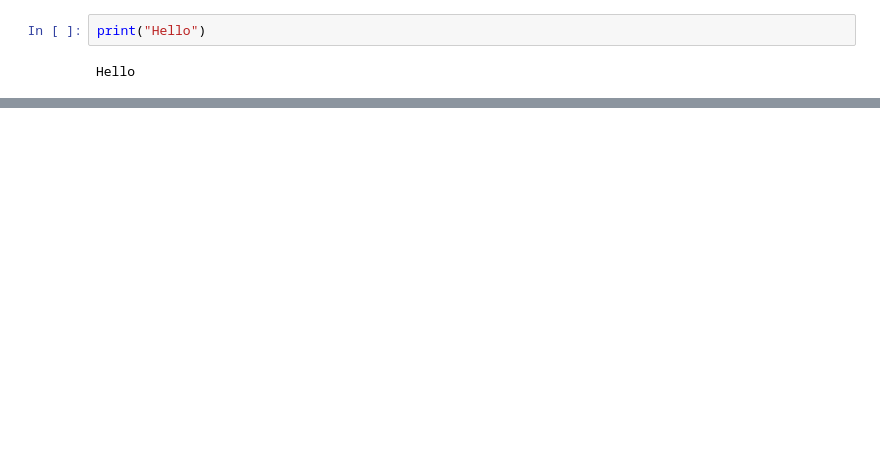
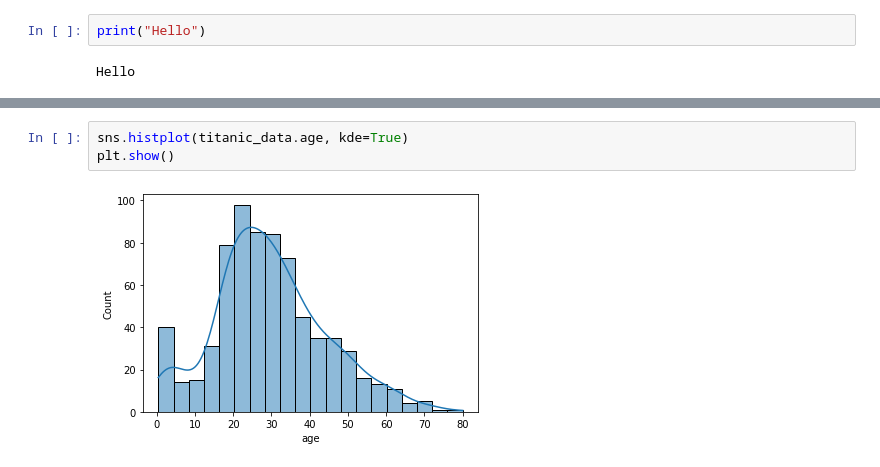
Before and after one commit to radevsto/ml_progres_bg, a Jupyter notebook: First_one.ipynb, the cells around one changed output, grey strips where cells are left out. Drawn from its saved outputs; the diff is of its cells as text; blank space fills up the shorter version.

```diff
--- a/First_one.ipynb
+++ b/First_one.ipynb
@@ -41,0 +79,5 @@ ax.bar_label(p2)
+# %%
+sns.histplot(titanic_data.age, kde=True)
+plt.show()
+# %% [output]
+[figure, added]
```
Also changed, not shown: parts of 9 cells of this notebook.
